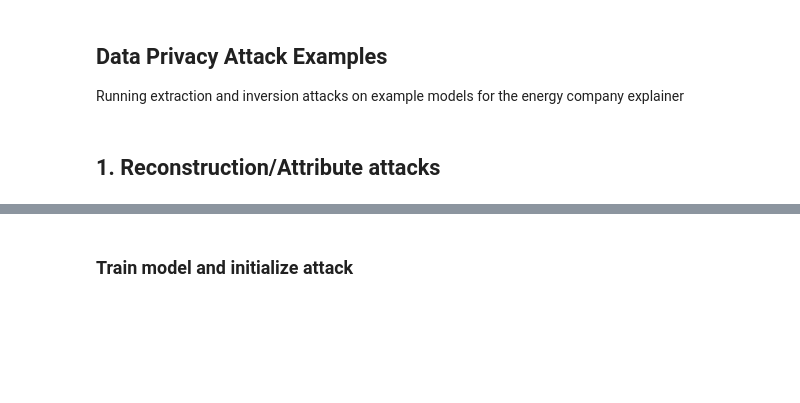
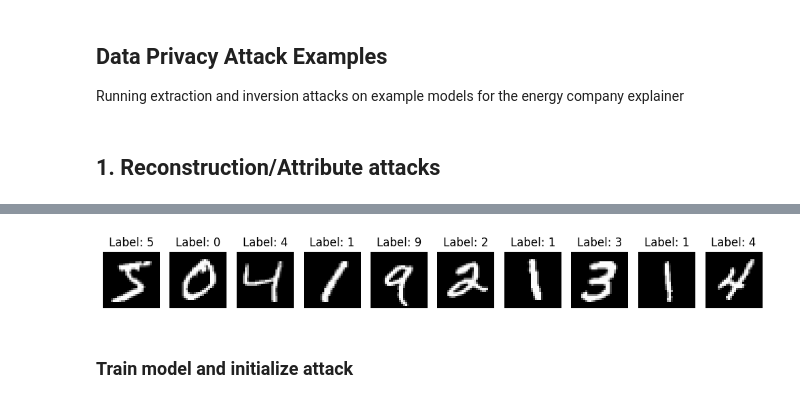
Before and after one commit to BingfengGC/data-privacy-attacks-examples, a Jupyter notebook: MiscDataPrivacyAttackExamples.ipynb, the cells around one changed output, grey strips where cells are left out. Drawn from its saved outputs; the diff is of its cells as text; code cells hidden in the pictures; blank space fills up the shorter version.

```diff
--- a/MiscDataPrivacyAttackExamples.ipynb
+++ b/MiscDataPrivacyAttackExamples.ipynb
@@ -35,4 +35,27 @@ To enable the following instructions: AVX2 FMA, in other operations, rebuild Ten
 (x_train, y_train), (x_test, y_test), min_, max_ = load_dataset(str('mnist'))
+# %%
+# review training data
+
+n_obs = 10
+
+fig, axes = plt.subplots(1, num_digits, figsize=(10, 2))
+
+# review the first 10 obs
+for i in range(n_obs):
+    # display an image in each subplot
+    ax = axes[i]
+    ax.imshow(x_train[i], cmap='gray', interpolation='none')
+
+    # convert one-hot encoded label to integer label
+    label = np.argmax(y_train[i])
+
+    ax.set_title(f'Label: {label}')
+    ax.axis('off')
+
+plt.tight_layout()
+plt.show()
+# %% [output]
+[figure, added]
 # %% [markdown]
 ### Train model and initialize attack
 # %%
```
Also changed, not shown: parts of 4 cells of this notebook.
